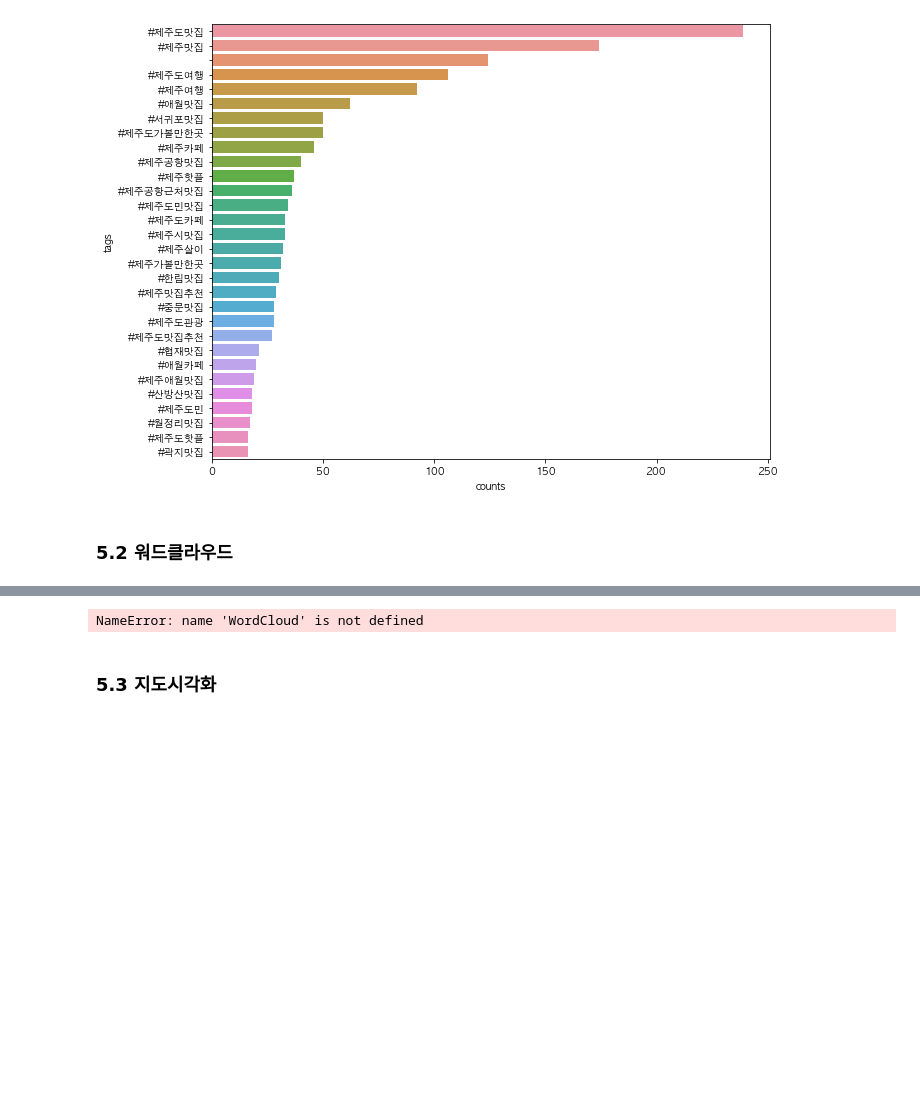
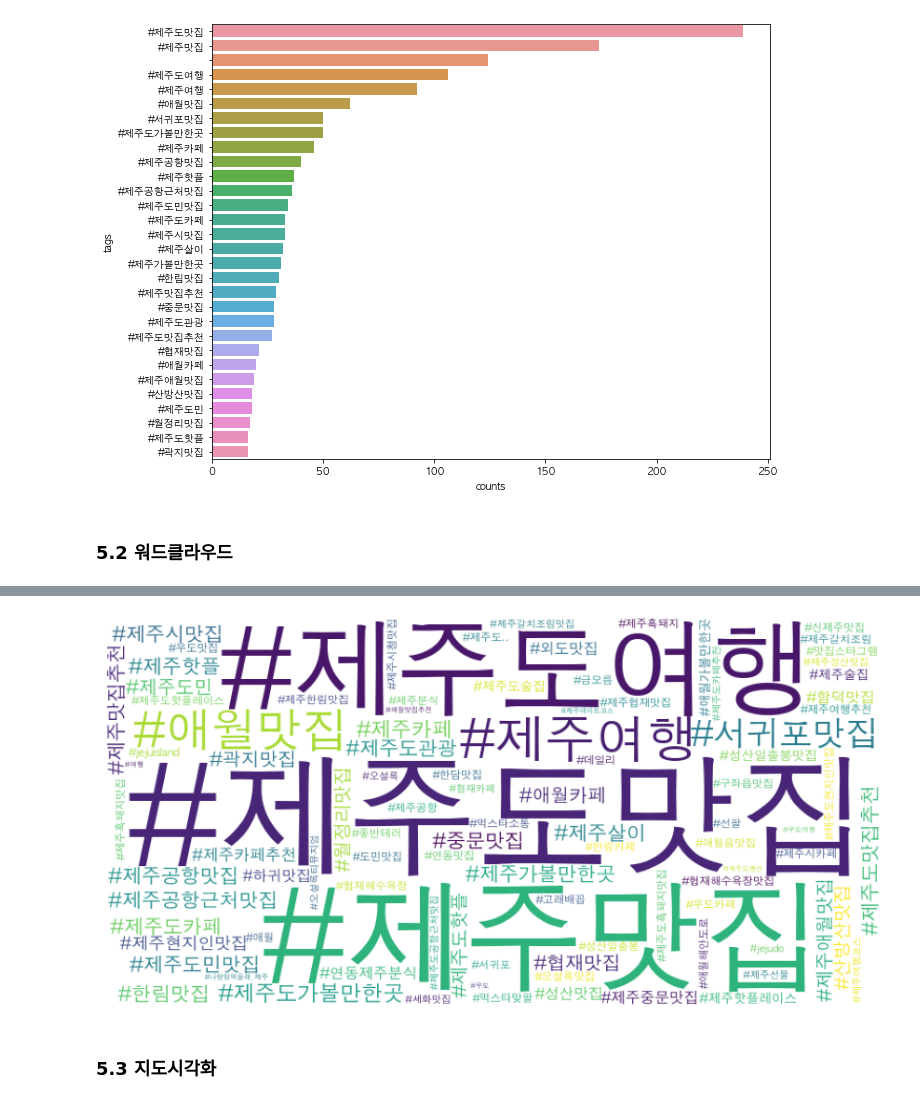
Before and after one commit to hemni28/datasalon_practice, a Jupyter notebook: Practice.ipynb, the cells around one changed output, grey strips where cells are left out. Saved outputs shown, nothing was run; the diff lists cells and outputs as text; code cells hidden in the pictures; blank space fills up the shorter version.

```diff
--- a/Practice.ipynb
+++ b/Practice.ipynb
@@ -791,13 +804,13 @@ ModuleNotFoundError: No module named 'wordcloud'
 # %%
 # 워드클라우드 만들기
 wordcloud = WordCloud(font_path = font_path, background_color = 'white', max_words = 100,
-                     relative_scaling = 0.3, width = 800, height = 400).generate_from_frequencies(tag_counts_selected)
+                     relative_scaling = 0.3, width = 800, height = 400).generate_from_frequencies(tag_total_selected)
 plt.figure(figsize = (15, 10))
 plt.imshow(wordcloud)
 plt.axis('off')
 plt.savefig('./datasalon-master/02_개정판/5_Jeju_Hotplace/practice/2_tag-wordcloud.png')
 # %% [output]
-NameError: name 'WordCloud' is not defined
+[figure, added]
 # %% [markdown]
 ### 5.3 지도시각화
 # %%
```
Also changed, not shown: parts of 25 cells of this notebook, 27 other files.
